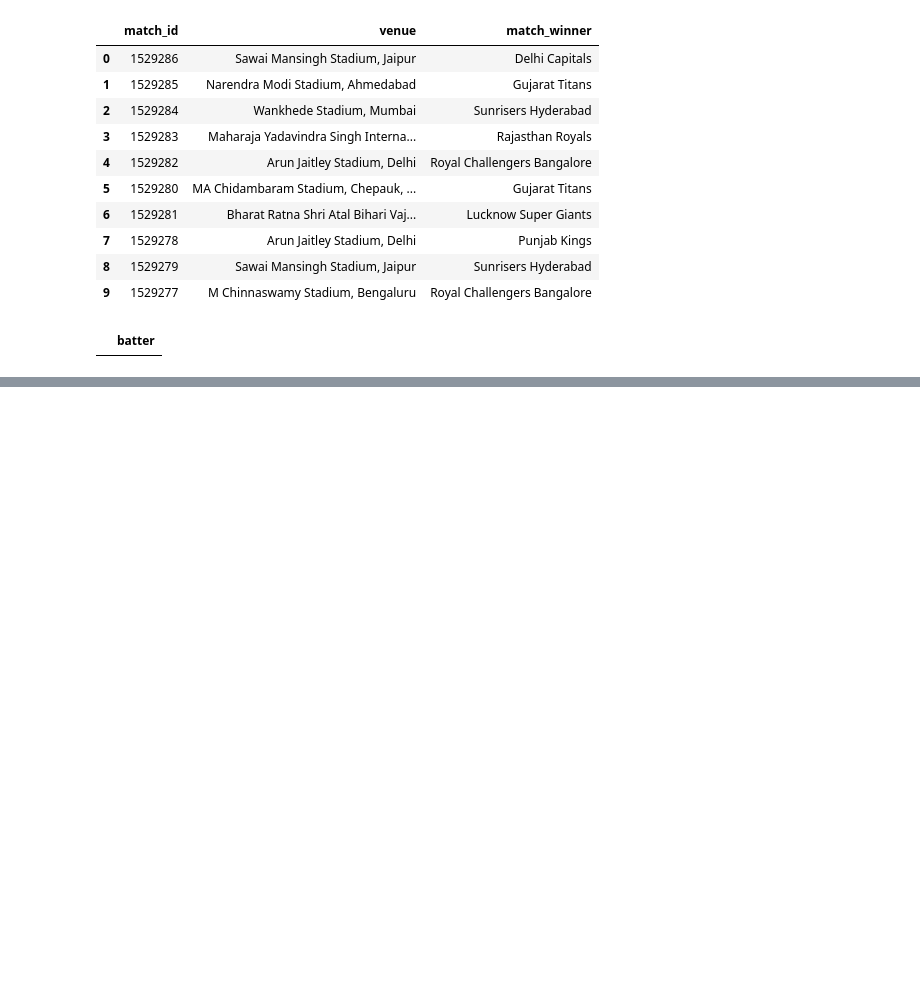
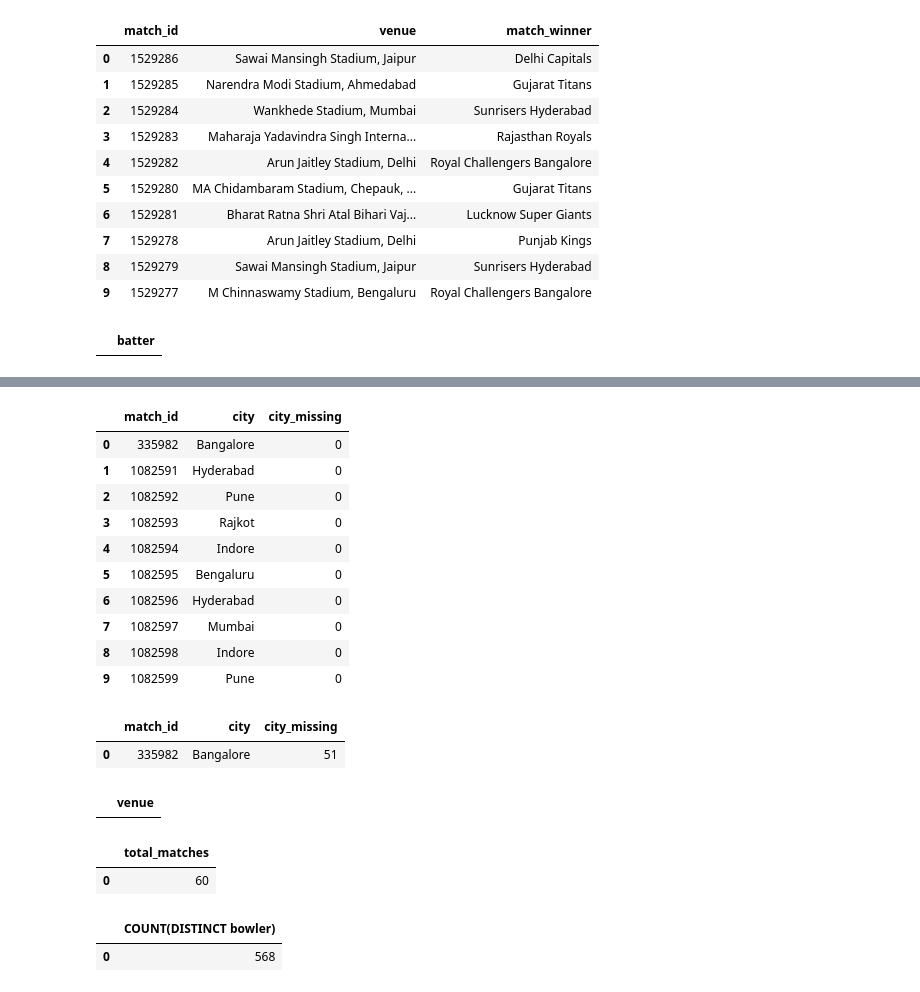
Before and after one commit to FathimaFarhana6852/ipl-cricket-analytics, a Jupyter notebook: notebooks/FathimaFarhana_sql_practice.ipynb, the cells around one changed output, grey strips where cells are left out. Drawn from its saved outputs; the diff is of its cells as text; code cells hidden in the pictures; blank space fills up the shorter version.

```diff
--- a/notebooks/sql_practise.ipynb
+++ b/notebooks/FathimaFarhana_sql_practice.ipynb
@@ -199,0 +243,54 @@ ORDER BY d.batter;
+# %%
+query('''
+SELECT match_id,city,
+       CASE WHEN city IS NULL THEN 1 ELSE 0 END AS city_missing
+FROM matches
+LIMIT 10;
+''')
+# %% [output]
+|  | match_id | city | city_missing |
+| 0 | 335982 | Bangalore | 0 |
+| 1 | 1082591 | Hyderabad | 0 |
+| 2 | 1082592 | Pune | 0 |
+| 3 | 1082593 | Rajkot | 0 |
+| 4 | 1082594 | Indore | 0 |
+| 5 | 1082595 | Bengaluru | 0 |
+| 6 | 1082596 | Hyderabad | 0 |
+| 7 | 1082597 | Mumbai | 0 |
+| 8 | 1082598 | Indore | 0 |
+| 9 | 1082599 | Pune | 0 |
+# %%
+query('''
+SELECT match_id,city,
+       SUM(CASE WHEN city IS NULL THEN 1 ELSE 0 END) AS city_missing
+FROM matches
+LIMIT 10;
+''')
+# %% [output]
+|  | match_id | city | city_missing |
+| 0 | 335982 | Bangalore | 51 |
+# %%
+query('''
+SELECT venue FROM venues
+EXCEPT
+SELECT DISTINCT venue FROM matches;
+''')
+# %% [output]
+|  | venue |
+# %%
+query('''
+SELECT COUNT(*) AS total_matches
+FROM matches
+WHERE season = 2019;
+''')
+# %% [output]
+|  | total_matches |
+| 0 | 60 |
+# %%
+query('''
+SELECT COUNT(DISTINCT bowler)
+FROM deliveries;
+''')
+# %% [output]
+|  | COUNT(DISTINCT bowler) |
+| 0 | 568 |
```
Also changed, not shown: parts of 4 cells of this notebook.
